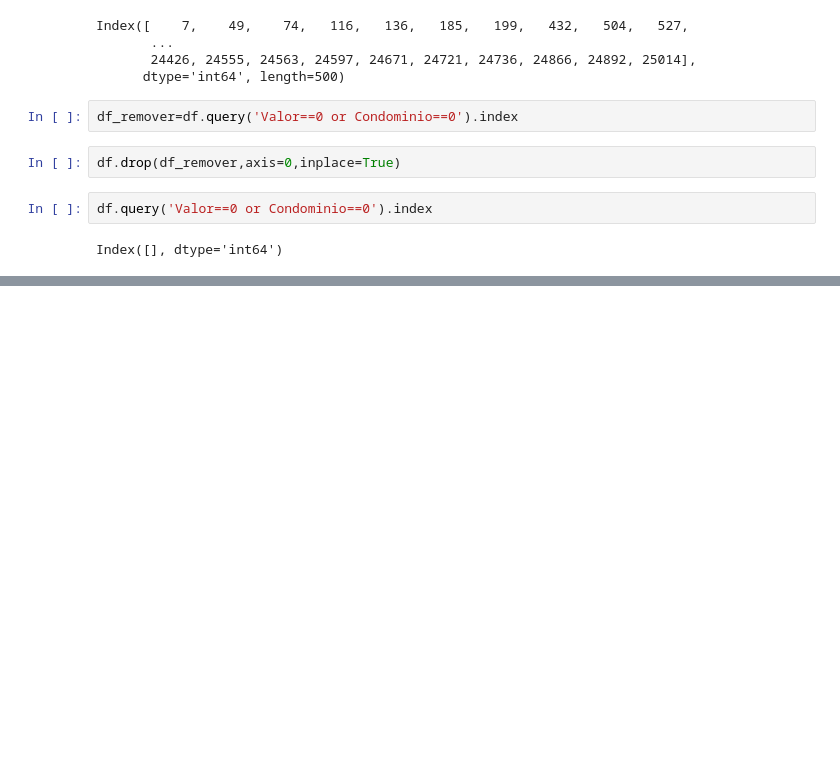
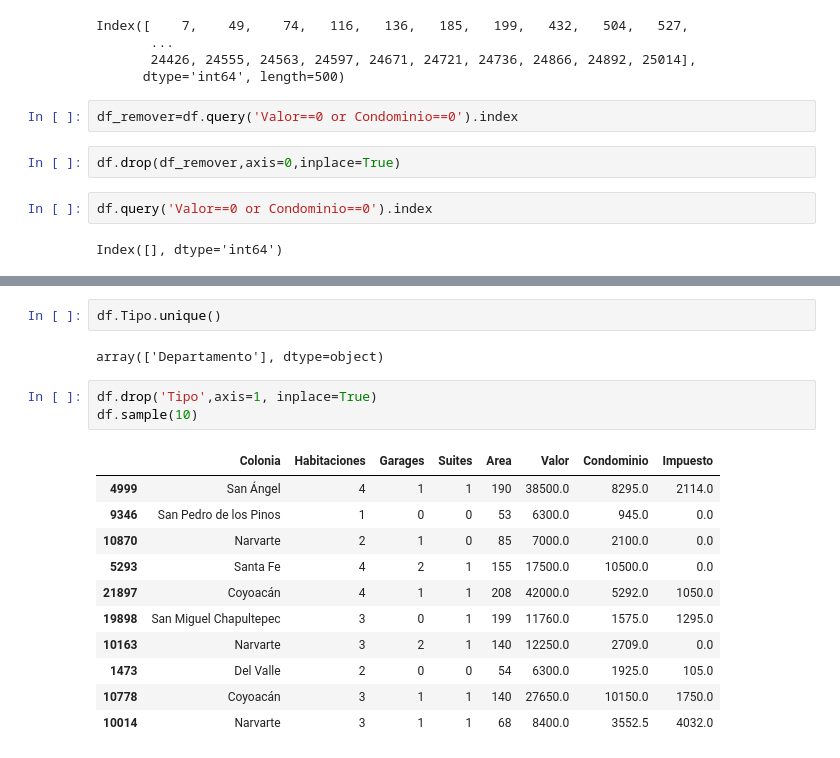
Before and after one commit to valeriavasquezv/AluraCursoGit, a Jupyter notebook: inmuebles_cdmx.ipynb, the cells around one changed output, grey strips where cells are left out. Cells and saved outputs as stored; diff of their text form; blank space fills up the shorter version.

```diff
--- a/inmuebles_cdmx.ipynb
+++ b/inmuebles_cdmx.ipynb
@@ -354,0 +364,19 @@ Index([], dtype='int64')
+# %%
+df.Tipo.unique()
+# %% [output]
+array(['Departamento'], dtype=object)
+# %%
+df.drop('Tipo',axis=1, inplace=True)
+df.sample(10)
+# %% [output]
+|  | Colonia | Habitaciones | Garages | Suites | Area | Valor | Condominio | Impuesto |
+| 4999 | San Ángel | 4 | 1 | 1 | 190 | 38500.0 | 8295.0 | 2114.0 |
+| 9346 | San Pedro de los Pinos | 1 | 0 | 0 | 53 | 6300.0 | 945.0 | 0.0 |
+| 10870 | Narvarte | 2 | 1 | 0 | 85 | 7000.0 | 2100.0 | 0.0 |
+| 5293 | Santa Fe | 4 | 2 | 1 | 155 | 17500.0 | 10500.0 | 0.0 |
+| 21897 | Coyoacán | 4 | 1 | 1 | 208 | 42000.0 | 5292.0 | 1050.0 |
+| 19898 | San Miguel Chapultepec | 3 | 0 | 1 | 199 | 11760.0 | 1575.0 | 1295.0 |
+| 10163 | Narvarte | 3 | 2 | 1 | 140 | 12250.0 | 2709.0 | 0.0 |
+| 1473 | Del Valle | 2 | 0 | 0 | 54 | 6300.0 | 1925.0 | 105.0 |
+| 10778 | Coyoacán | 3 | 1 | 1 | 140 | 27650.0 | 10150.0 | 1750.0 |
+| 10014 | Narvarte | 3 | 1 | 1 | 68 | 8400.0 | 3552.5 | 4032.0 |
```
Also changed, not shown: parts of 2 cells of this notebook.
